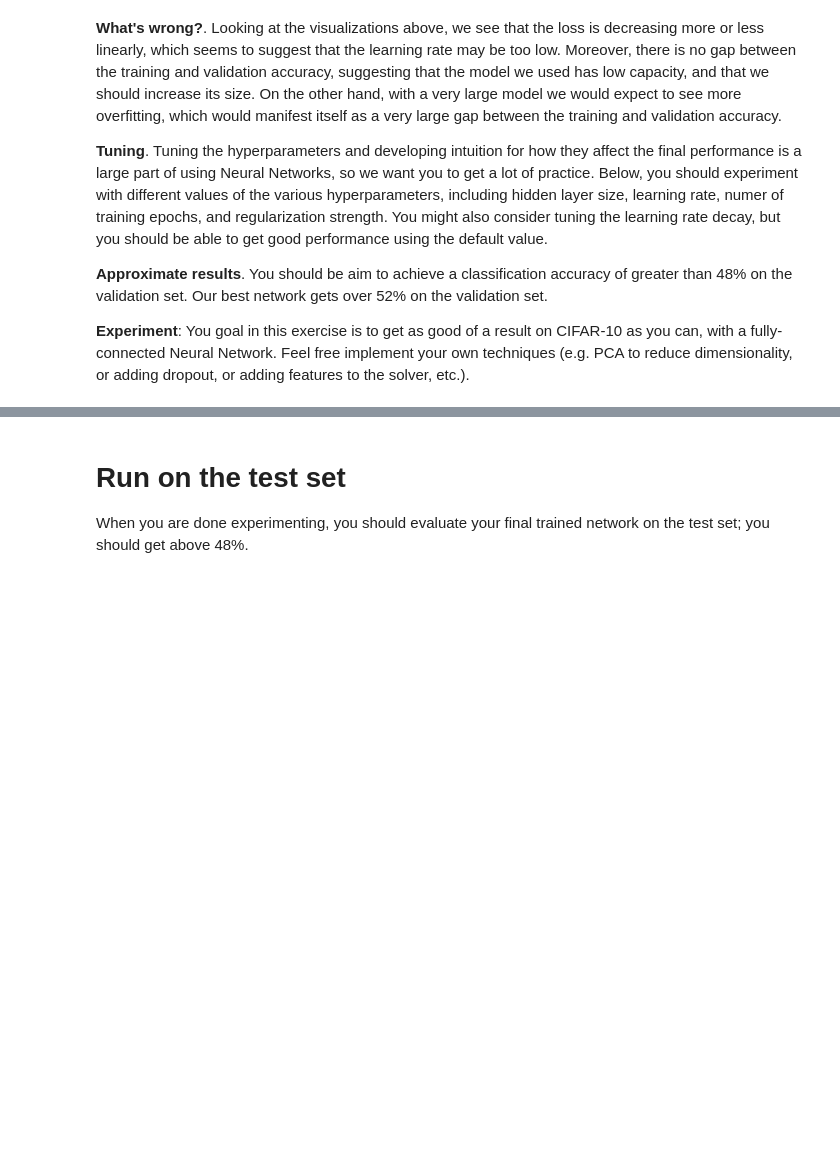
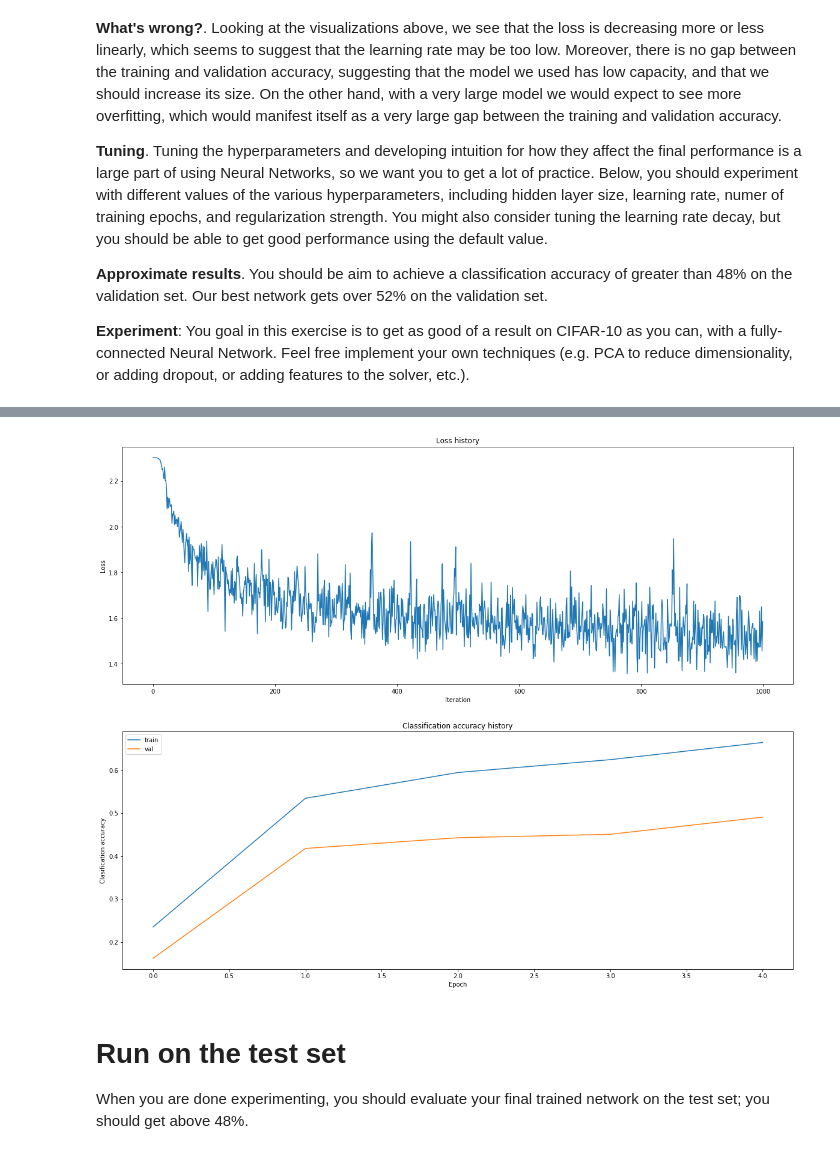
Before and after one commit to atlasbc/cs231n_assignments_2018, a Jupyter notebook: assignment1/two_layer_net-Copy1.ipynb, the cells around one changed output, grey strips where cells are left out. Cells and saved outputs as stored; diff of their text form; code cells hidden in the pictures; blank space fills up the shorter version.

```diff
--- a/assignment1/two_layer_net-Copy1.ipynb
+++ b/assignment1/two_layer_net-Copy1.ipynb
@@ -12,7 +12,7 @@ from cs231n.classifiers.neural_net import TwoLayerNet
 
 
 %matplotlib inline
-plt.rcParams['figure.figsize'] = (10.0, 8.0) # set default size of plots
+plt.rcParams['figure.figsize'] = (20.0, 16.0) # set default size of plots
 plt.rcParams['image.interpolation'] = 'nearest'
 plt.rcParams['image.cmap'] = 'gray'
 
@@ -350,7 +402,28 @@ best_net = None # store the best model into this
 # write code to sweep through possible combinations of hyperparameters          #
 # automatically like we did on the previous exercises.                          #
 #################################################################################
-# Your code
+
+hidden_size = 30
+learning_rates=[3e-3, 2e-3, 1e-3, 8e-4]
+regs=[0.05, 0.10, 0.15, 0.25, 0.5, 0.7, 1.0]
+best_val_acc = -1
+best_stats = -1
+for learning_rate in learning_rates:
+    for reg in regs:
+        net = TwoLayerNet(input_size, hidden_size, num_classes)
+        # Train the network
+        stats = net.train(X_train, y_train, X_val, y_val,
+                    num_iters=1000, batch_size=200,
+                    learning_rate=learning_rate, learning_rate_decay=0.95,
+                    reg=reg, verbose=True)
+
+        # Predict on the validation set
+        val_acc = (net.predict(X_val) == y_val).mean()
+        print(f"Learning rate:{learning_rate}, reg: {reg} Validation accuracy:{val_acc} ")
+        if val_acc > best_val_acc:
+            best_val_acc = val_acc
+            best_net = net
+            best_stats = stats
 #################################################################################
 #                               END OF YOUR CODE                                #
 #################################################################################
@@ -360,3 +457,21 @@ show_net_weights(best_net)
+# %%
+# Plot the loss function and train / validation accuracies
+plt.subplot(2, 1, 1)
+plt.plot(best_stats['loss_history'])
+plt.title('Loss history')
+plt.xlabel('Iteration')
+plt.ylabel('Loss')
+
+plt.subplot(2, 1, 2)
+plt.plot(best_stats['train_acc_history'], label='train')
+plt.plot(best_stats['val_acc_history'], label='val')
+plt.title('Classification accuracy history')
+plt.xlabel('Epoch')
+plt.ylabel('Clasification accuracy')
+plt.legend()
+plt.show()
+# %% [output]
+[figure, added]
 # %% [markdown]
 # Run on the test set
 When you are done experimenting, you should evaluate your final trained network on the test set; you should get above 48%.
```
Also changed, not shown: parts of 13 cells of this notebook.
